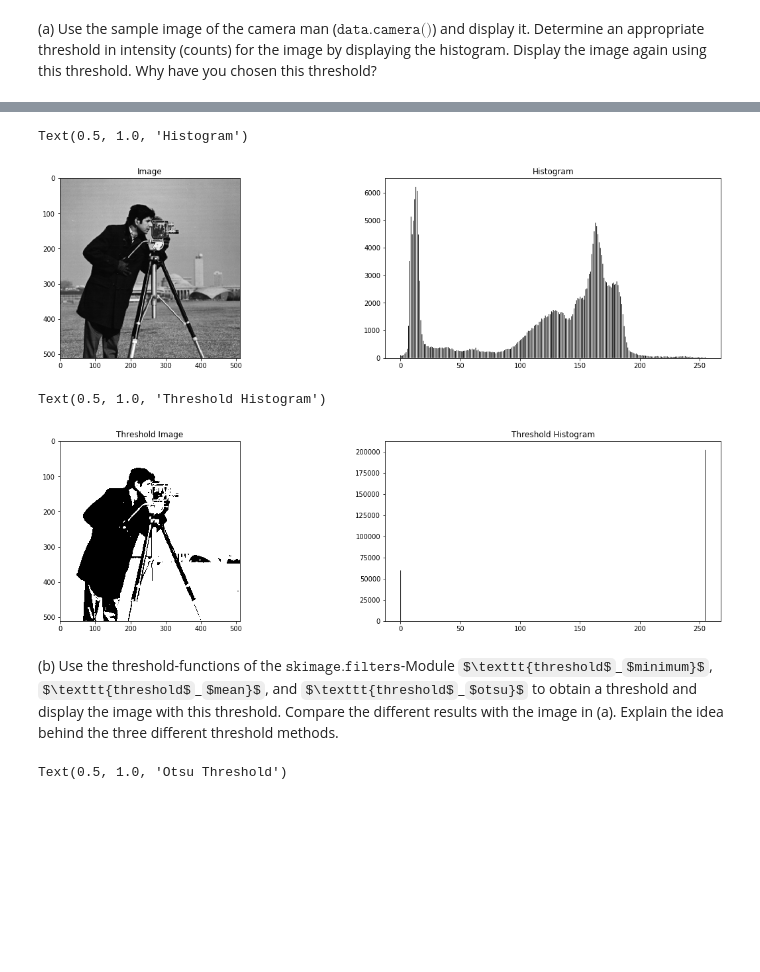
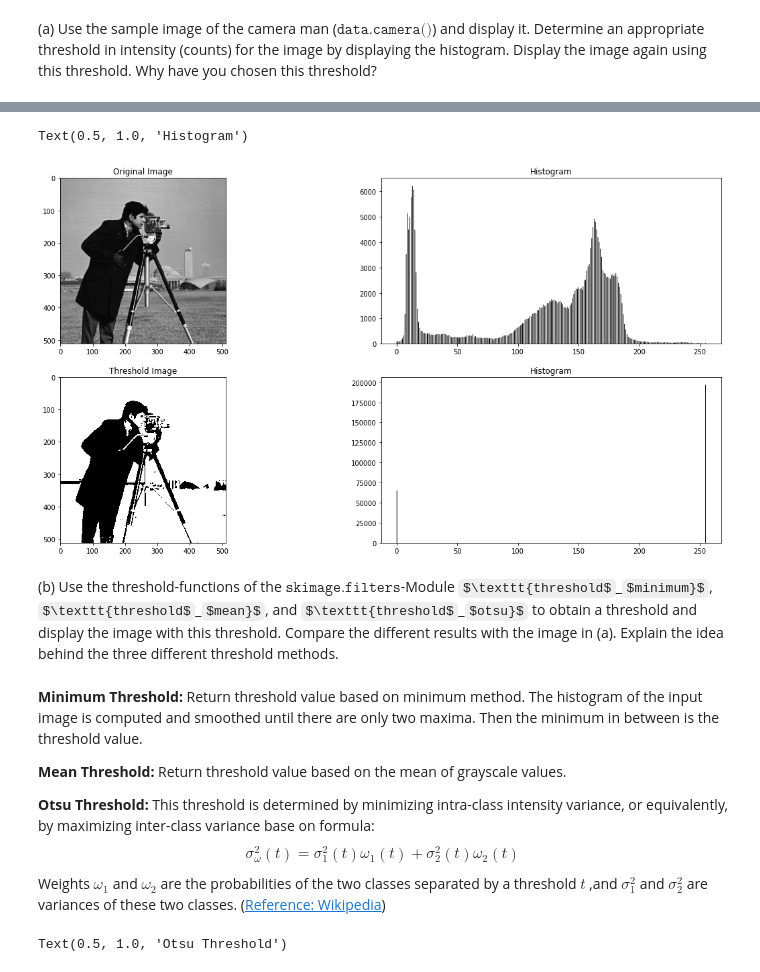
Before and after one commit to pooyansalehi/DIPastro2019, a Jupyter notebook: lab5/lab5.ipynb, the cells around one changed output, grey strips where cells are left out. Saved outputs shown, nothing was run; the diff lists cells and outputs as text; code cells hidden in the pictures; some formulas as TeX source; blank space fills up the shorter version.

```diff
--- a/lab5/lab5.ipynb
+++ b/lab5/lab5.ipynb
@@ -15,35 +21,36 @@ import skimage.morphology as morph
 # %%
 img = data.camera()
 imggr = ski.color.rgb2gray(img)
-imggr_threshold = imggr > 50
+imggr_threshold = imggr > 70
 imggr_threshold = ski.util.img_as_ubyte(imggr_threshold)
 # %%
-fig, axes = plt.subplots(1, 2, figsize=(20, 5))
+fig, axes = plt.subplots(2, 2, figsize=(20, 10))
 ax = axes.ravel()
 
 ax[0].imshow(imggr, cmap='gray')
-ax[0].set_title("Image")
+ax[0].set_title("Original Image")
 ax[1].hist(imggr.ravel(), bins=500, histtype='stepfilled', color='black')
 ax[1].set_title("Histogram")
+ax[2].imshow(imggr_threshold, cmap='gray')
+ax[2].set_title("Threshold Image")
+ax[3].hist(imggr_threshold.ravel(),
+           bins=500,
+           histtype='stepfilled',
+           color='black')
+ax[3].set_title("Histogram")
 # %% [output]
 Text(0.5, 1.0, 'Histogram')
-[figure, old version]
+[figure, new version]
-# %%
-fig, axes = plt.subplots(1, 2, figsize=(20, 5))
-ax = axes.ravel()
-
-ax[0].imshow(imggr_threshold, cmap='gray')
-ax[0].set_title("Threshold Image")
-ax[1].hist(imggr_threshold.ravel(),
-           bins=500,
-           histtype='stepfilled',
-           color='black')
-ax[1].set_title("Threshold Histogram")
-# %% [output]
-Text(0.5, 1.0, 'Threshold Histogram')
-[figure, removed]
 # %% [markdown]
 (b) Use the threshold-functions of the $\texttt{skimage.filters}$-Module $\texttt{threshold$\_$minimum}$, $\texttt{threshold$\_$mean}$, and $\texttt{threshold$\_$otsu}$ to obtain a threshold and display the image with this threshold. Compare the different results with the image in (a). Explain the idea behind the three different threshold methods.
+# %% [markdown]
+**Minimum Threshold:** Return threshold value based on minimum method. The histogram of the input image is computed and smoothed until there are only two maxima. Then the minimum in between is the threshold value.
+
+**Mean Threshold:** Return threshold value based on the mean of grayscale values.
+
+**Otsu Threshold:** This threshold is determined by minimizing intra-class intensity variance, or equivalently, by maximizing inter-class variance base on formula:
+$$\sigma^{2}_{\omega}(t)=\sigma^{2}_{1}(t)\omega_{1}(t) + \sigma^{2}_{2}(t)\omega_{2}(t)$$
+Weights $\omega_{1}$ and $\omega_{2}$ are the probabilities of the two classes separated by a threshold $t$ ,and $\sigma^{2}_{1}$ and $\sigma^{2}_{2}$ are variances of these two classes. ([Reference: Wikipedia](https://en.wikipedia.org/wiki/Otsu%27s_method#Otsu's_Method))
 # %%
 imggr_minimum = imggr > filters.threshold_minimum(imggr)
 imggr_mean = imggr > filters.threshold_mean(imggr)
```
Also changed, not shown: parts of 8 cells of this notebook.
